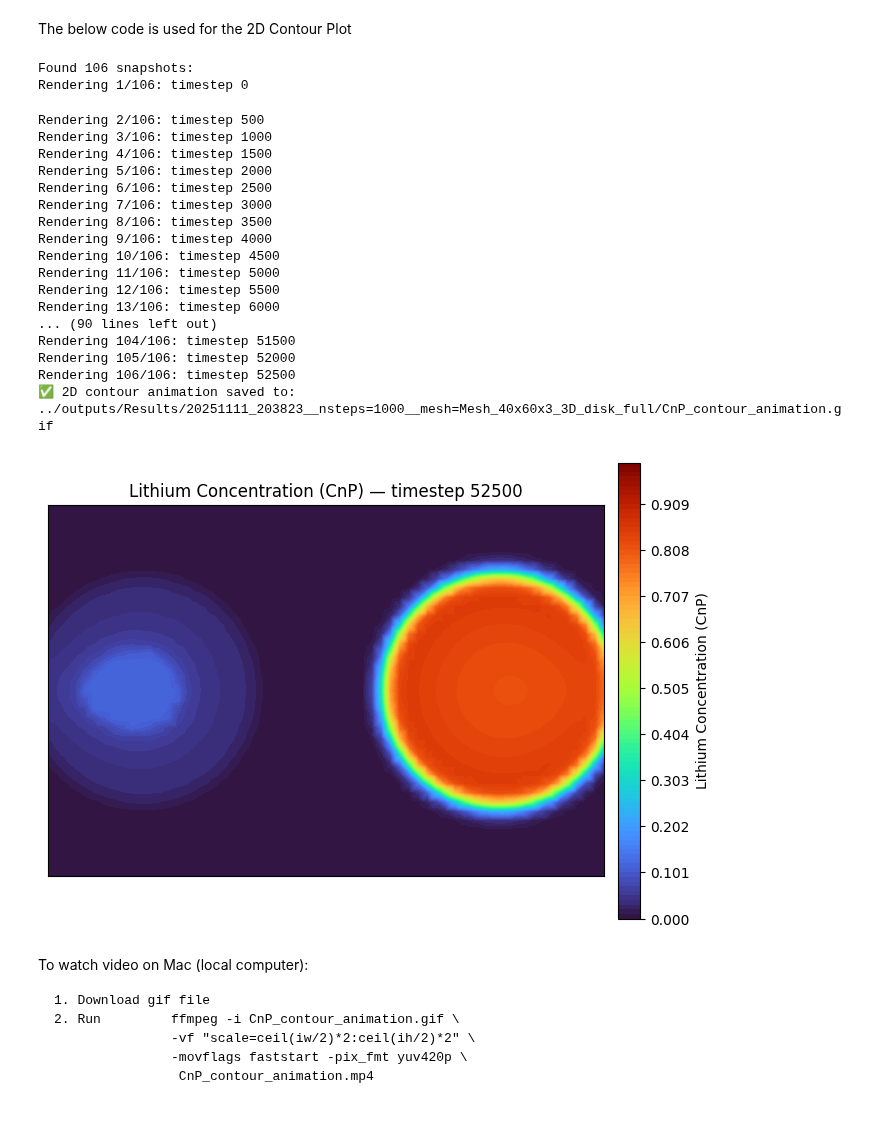
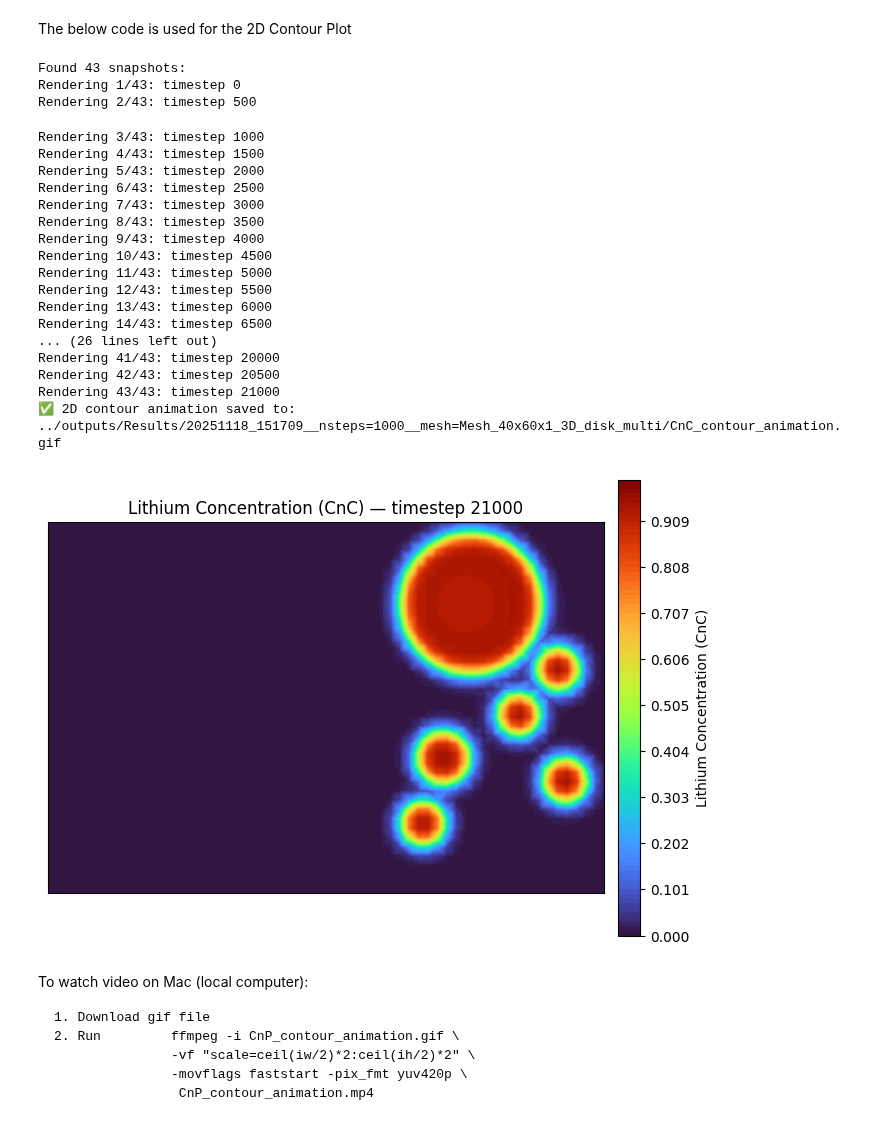
Before and after one commit to HCY-Group/BESFEM, a Jupyter notebook: BESFEM/plotting/timestep_plot.ipynb, the cells around one changed output. Cells and saved outputs as stored; diff of their text form; code cells hidden in the pictures.

```diff
--- a/BESFEM/plotting/timestep_plot.ipynb
+++ b/BESFEM/plotting/timestep_plot.ipynb
@@ -10,10 +10,10 @@ from matplotlib.colors import Normalize
 
 
 # --- USER SETTINGS ---
-result_dir = "../outputs/Results/20251107_143844__nsteps=1000__mesh=Mesh_40x60x3_3D_disk_full"
+result_dir = "../outputs/Results/20251119_114017__nsteps=1000__mesh=Mesh_40x60x3_3D_disk_full"
 mesh_file = os.path.join(result_dir, "pmesh_00000")
-pattern = os.path.join(result_dir, "CnP_[0-9]*")  # skip gif output
-output_gif = os.path.join(result_dir, "CnP_animation.gif")
+pattern = os.path.join(result_dir, "phE_[0-9]*")  # skip gif output
+output_gif = os.path.join(result_dir, "phE_animation.gif")
 
 # --- Load mesh once ---
 mesh = mfem.Mesh()
@@ -49,7 +49,7 @@ ax.set_xlabel("X"); ax.set_ylabel("Y"); ax.set_zlabel("Z")
 ax.view_init(elev=30, azim=45)
 
 norm = Normalize(vmin=0.0, vmax=1.0)
-levels = np.linspace(0, 1, 100)
+# levels = np.linspace(0, 1, 100)
 
 # Initialize dummy colorbar
 dummy = ax.plot_trisurf(X, Y, np.zeros_like(X), cmap='viridis', norm=norm)
@@ -70,16 +70,18 @@ with imageio.get_writer(output_gif, mode='I', fps=5) as writer:
         # Auto-compute color scale for this frame
         # zmin, zmax = np.min(Z), np.max(Z)
 
-        Z = np.clip(Z, 0.0, 1.0)
+        # Z = np.clip(Z, 0.0, 1.0)
 
         zmin, zmax = np.min(Z), np.max(Z)
 
         # Redraw surface and colorbar
         ax.clear()
-        surf = ax.plot_trisurf(X, Y, Z, cmap='viridis', norm=norm)
+        # surf = ax.plot_trisurf(X, Y, Z, cmap='turbo', norm=norm)
+        surf = ax.plot_trisurf(X, Y, Z, cmap='turbo')
+
         ax.set_xlabel("X"); ax.set_ylabel("Y"); ax.set_zlabel("Z")
-        # ax.set_title(f"Electrolyte Potential (phE) — timestep {timestep}")
-        ax.set_zlim(0.0, 1.0)
+        ax.set_title(f"Cathode Concentration (CnC) — timestep {timestep}")
+        # ax.set_zlim(0.0, 1.0)
         # Update colorbar each frame
         cbar.ax.clear()
         fig.colorbar(surf, cax=cbar.ax)
@@ -124,10 +118,10 @@ import glob, os
 from matplotlib.colors import Normalize
 
 # --- USER SETTINGS ---
-result_dir = "../outputs/Results/20251111_203823__nsteps=1000__mesh=Mesh_40x60x3_3D_disk_full"
+result_dir = "../outputs/Results/20251118_151709__nsteps=1000__mesh=Mesh_40x60x1_3D_disk_multi"
 mesh_file = os.path.join(result_dir, "pmesh_00000")
-pattern = os.path.join(result_dir, "CnP_[0-9]*")
-output_gif = os.path.join(result_dir, "CnP_contour_animation.gif")
+pattern = os.path.join(result_dir, "CnC_[0-9]*")
+output_gif = os.path.join(result_dir, "CnC_contour_animation.gif")
 
 # --- Load mesh once ---
 mesh = mfem.Mesh()
@@ -166,57 +160,58 @@ levels = np.linspace(0, 1, 100)
 # Dummy contour for fixed 0–1 colorbar
 dummy = ax.tricontourf(X, Y, np.zeros_like(X), levels=levels, cmap='turbo', norm=norm)
 cbar = fig.colorbar(dummy, ax=ax, shrink=0.8, pad=0.02)
-cbar.set_label("Lithium Concentration (CnP)")
+cbar.set_label("Lithium Concentration (CnC)")
 ax.clear()
 
 # --- Create GIF writer ---
 with imageio.get_writer(output_gif, mode='I', fps=5) as writer:
     for i, fname in enumerate(files):
         step_str = os.path.basename(fname).split("_")[-1]
         timestep = int(step_str)
         print(f"Rendering {i+1}/{len(files)}: timestep {timestep}")
 
         # Load MFEM GridFunction data
         gf = mfem.GridFunction(mesh, fname)
         Z = gf.GetDataArray()
 
         Z = np.clip(Z, 0.0, 1.0) # Forcing values within [0, 1]
 
         ax.clear()
         cntr = ax.tricontourf(X, Y, Z, levels=levels, cmap='turbo', norm=norm)
         ax.set_aspect('equal', adjustable='box')
         ax.set_xticks([]); ax.set_yticks([])
-        ax.set_title(f"Lithium Concentration (CnP) — timestep {timestep}")
+        ax.set_title(f"Lithium Concentration (CnC) — timestep {timestep}")
 
         # Save frame to temp file
         frame_path = "temp_frame.png"
         plt.savefig(frame_path, dpi=100, bbox_inches='tight')
         writer.append_data(imageio.imread(frame_path))
 
 # Clean up temporary frame
 os.remove("temp_frame.png")
 print(f"✅ 2D contour animation saved to: {output_gif}")
 # %% [output]
-Found 106 snapshots:
-Rendering 1/106: timestep 0
+Found 43 snapshots:
+Rendering 1/43: timestep 0
+Rendering 2/43: timestep 500
-Rendering 2/106: timestep 500
-Rendering 3/106: timestep 1000
-Rendering 4/106: timestep 1500
-Rendering 5/106: timestep 2000
-Rendering 6/106: timestep 2500
-Rendering 7/106: timestep 3000
-Rendering 8/106: timestep 3500
-Rendering 9/106: timestep 4000
-Rendering 10/106: timestep 4500
-Rendering 11/106: timestep 5000
-Rendering 12/106: timestep 5500
-Rendering 13/106: timestep 6000
-... (90 lines left out)
-Rendering 104/106: timestep 51500
-Rendering 105/106: timestep 52000
-Rendering 106/106: timestep 52500
-✅ 2D contour animation saved to: ../outputs/Results/20251111_203823__nsteps=1000__mesh=Mesh_40x60x3_3D_disk_full/CnP_contour_animation.gif
+Rendering 3/43: timestep 1000
+Rendering 4/43: timestep 1500
+Rendering 5/43: timestep 2000
+Rendering 6/43: timestep 2500
+Rendering 7/43: timestep 3000
+Rendering 8/43: timestep 3500
+Rendering 9/43: timestep 4000
+Rendering 10/43: timestep 4500
+Rendering 11/43: timestep 5000
+Rendering 12/43: timestep 5500
+Rendering 13/43: timestep 6000
+Rendering 14/43: timestep 6500
+... (26 lines left out)
+Rendering 41/43: timestep 20000
+Rendering 42/43: timestep 20500
+Rendering 43/43: timestep 21000
+✅ 2D contour animation saved to: ../outputs/Results/20251118_151709__nsteps=1000__mesh=Mesh_40x60x1_3D_disk_multi/CnC_contour_animation.gif
-[figure, old version]
+[figure, new version]
 # %% [markdown]
 To watch video on Mac (local computer):
 
```
Also changed, not shown: parts of 1 cell of this notebook, 6 other files.
